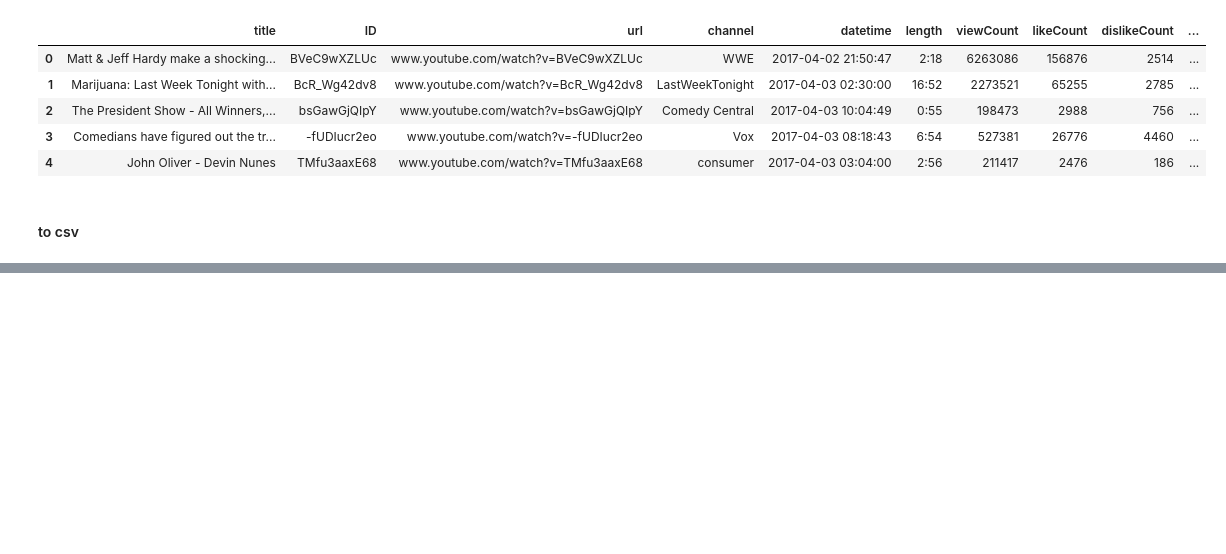
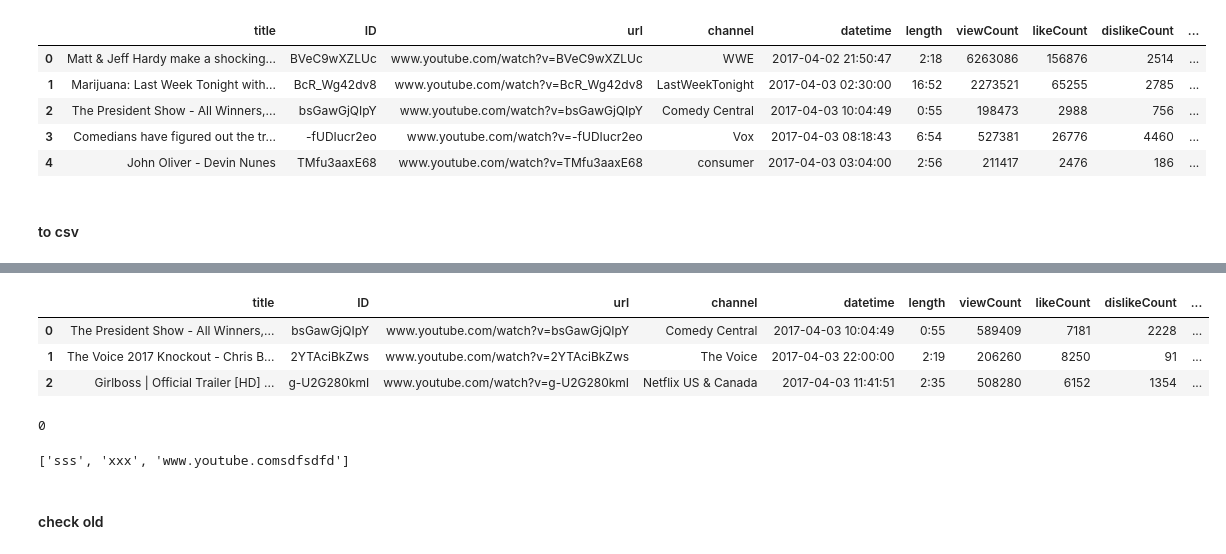
Before and after one commit to estepona/Python_Spiders, a Jupyter notebook: 6 Twitter Trending Videos Analysis/Twitter_Trending_Analysis.ipynb, the cells around one changed output, grey strips where cells are left out. Drawn from its saved outputs; the diff is of its cells as text; code cells hidden in the pictures; blank space fills up the shorter version.

```diff
--- a/6 Twitter Trending Videos Analysis/Twitter_Trending_Analysis.ipynb
+++ b/6 Twitter Trending Videos Analysis/Twitter_Trending_Analysis.ipynb
@@ -522,0 +668,8 @@ df.to_csv('Trending Videos.csv')
+# %%
+new = add_new(new)
+new
+# %% [output]
+|  | title | ID | url | channel | datetime | length | viewCount | likeCount | dislikeCount | ... |
+| 0 | The President Show - All Winners,... | bsGawGjQIpY | www.youtube.com/watch?v=bsGawGjQIpY | Comedy Central | 2017-04-03 10:04:49 | 0:55 | 589409 | 7181 | 2228 | ... |
+| 1 | The Voice 2017 Knockout - Chris B... | 2YTAciBkZws | www.youtube.com/watch?v=2YTAciBkZws | The Voice | 2017-04-03 22:00:00 | 2:19 | 206260 | 8250 | 91 | ... |
+| 2 | Girlboss | Official Trailer [HD] ... | g-U2G280kmI | www.youtube.com/watch?v=g-U2G280kmI | Netflix US & Canada | 2017-04-03 11:41:51 | 2:35 | 508280 | 6152 | 1354 | ... |
@@ -522,0 +678,13 @@ df.to_csv('Trending Videos.csv')
+# %%
+if 's' not in test1:
+    print(0)
+# %% [output]
+0
+# %%
+'www.youtube.com' + 'sdfsdfd'
+test1.append('www.youtube.com' + 'sdfsdfd')
+test1
+# %% [output]
+['sss', 'xxx', 'www.youtube.comsdfsdfd']
+# %% [markdown]
+#### check old
```
Also changed, not shown: parts of 23 cells of this notebook.
